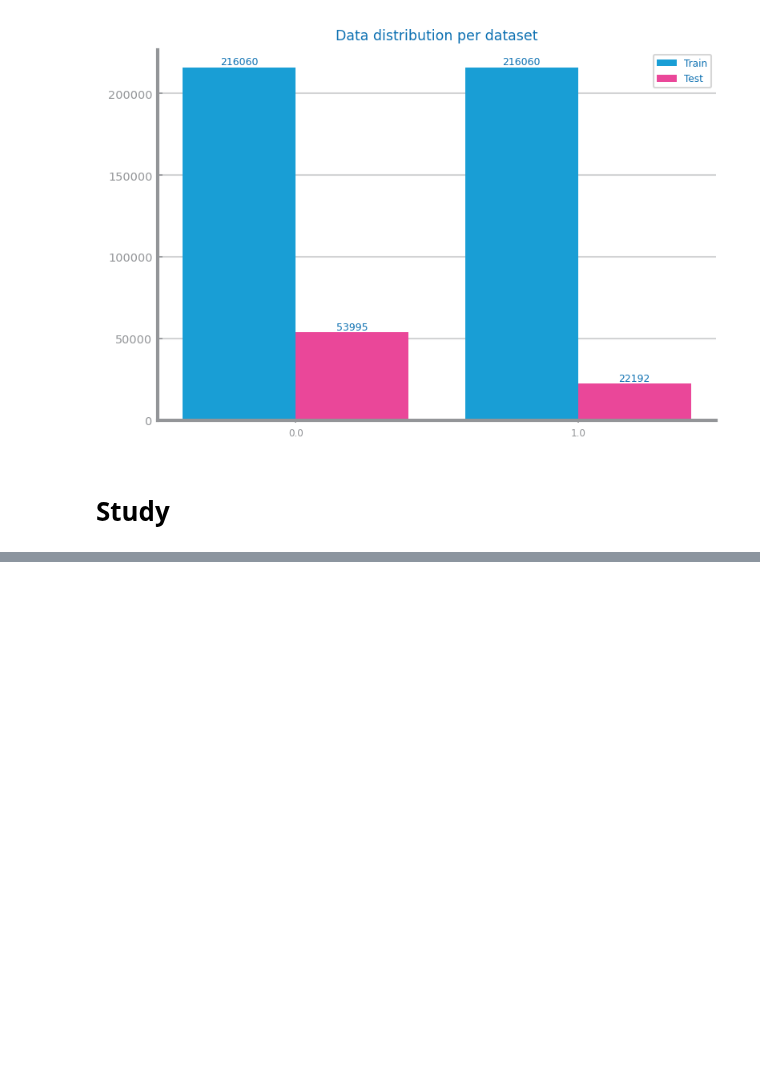
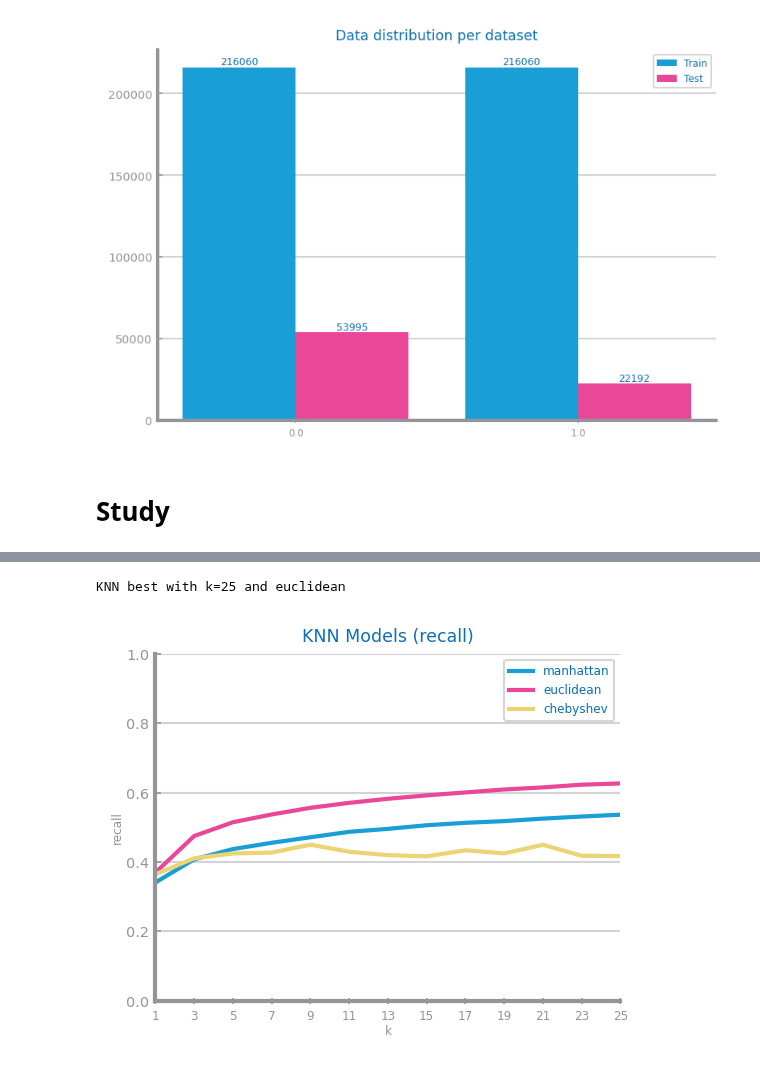
Before and after one commit to esteves3/data-science, a Jupyter notebook: pos-covid-evaluation-KNN.ipynb, the cells around one changed output, grey strips where cells are left out. Drawn from its saved outputs; the diff is of its cells as text; code cells hidden in the pictures; blank space fills up the shorter version.

```diff
--- a/pos-covid-evaluation-KNN.ipynb
+++ b/pos-covid-evaluation-KNN.ipynb
@@ -41,0 +96,10 @@ plt.show()
+# %%
+eval_metric = "recall"
+
+plt.figure()
+best_model_recall_1, params_recall_1 = knn_study(trnX, trnY, tstX, tstY, k_max=25, metric=eval_metric)
+plt.savefig(f"images/{file_tag}_knn_{eval_metric}_study.png")
+plt.show()
+# %% [output]
+KNN best with k=25 and euclidean
+[figure, added]
```
Also changed, not shown: parts of 10 cells of this notebook, 5 other files.
